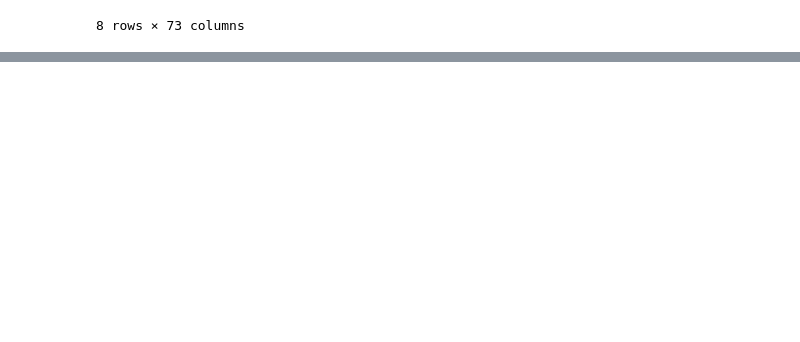
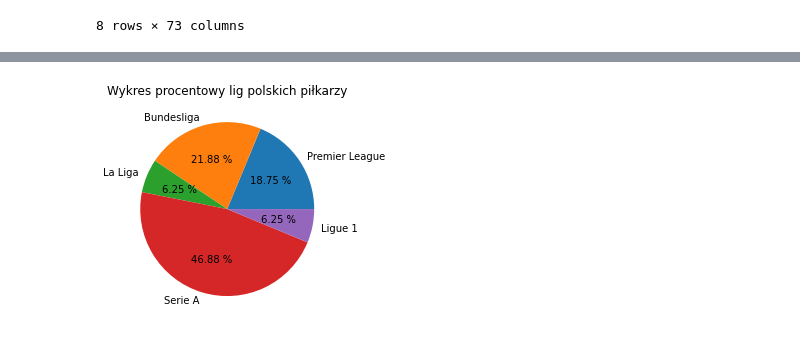
Before and after one commit to Rafal-Dabek/Pandas-project, a Jupyter notebook: piłka.ipynb, the cells around one changed output, grey strips where cells are left out. Saved outputs shown, nothing was run; the diff lists cells and outputs as text; code cells hidden in the pictures; blank space fills up the shorter version.

```diff
--- a/piłka.ipynb
+++ b/piłka.ipynb
@@ -304,0 +306,19 @@ plt.show()
+# %%
+#minimum= pilkarze.loc[(pilkarze['league_name']=="Spain Primera Division") & (pilkarze.age==pilkarze.age.min())]
+#minimum
+
+polPL=pilkarze.loc[(pilkarze['league_name']=='English Premier League') & (pilkarze['nationality']=='Poland')].count()[0]
+polBund=pilkarze.loc[(pilkarze['league_name']=='German 1. Bundesliga') & (pilkarze['nationality']=='Poland')].count()[0]
+polLig1=pilkarze.loc[(pilkarze['league_name']=='French Ligue 1') & (pilkarze['nationality']=='Poland')].count()[0]
+polLalig=pilkarze.loc[(pilkarze['league_name']=='Spain Primera Division') & (pilkarze['nationality']=='Poland')].count()[0]
+polSerieA=pilkarze.loc[(pilkarze['league_name']=='Italian Serie A') & (pilkarze['nationality']=='Poland')].count()[0]
+
+#ekstraklasa=pilkarze.loc[(pilkarze['league_name']=='Polish T-Mobile Ekstraklasa') & (pilkarze['nationality']=='Poland')].count()[0]
+
+labels=['Premier League','Bundesliga','La Liga','Serie A','Ligue 1']
+
+plt.pie([polPL,polBund,polLalig,polSerieA,polLig1],labels=labels,autopct='%.2f %%')
+plt.title("Wykres procentowy lig polskich piłkarzy")
+plt.show()
+# %% [output]
+[figure, added]
```
Also changed, not shown: parts of 3 cells of this notebook.
